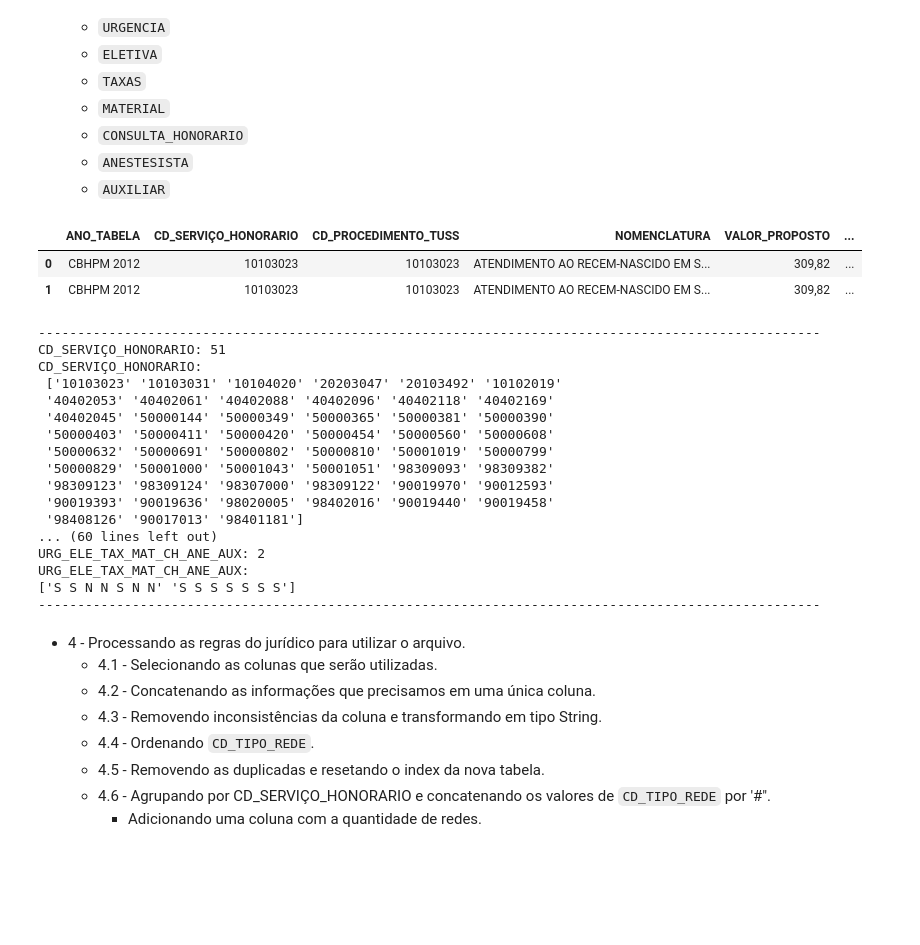
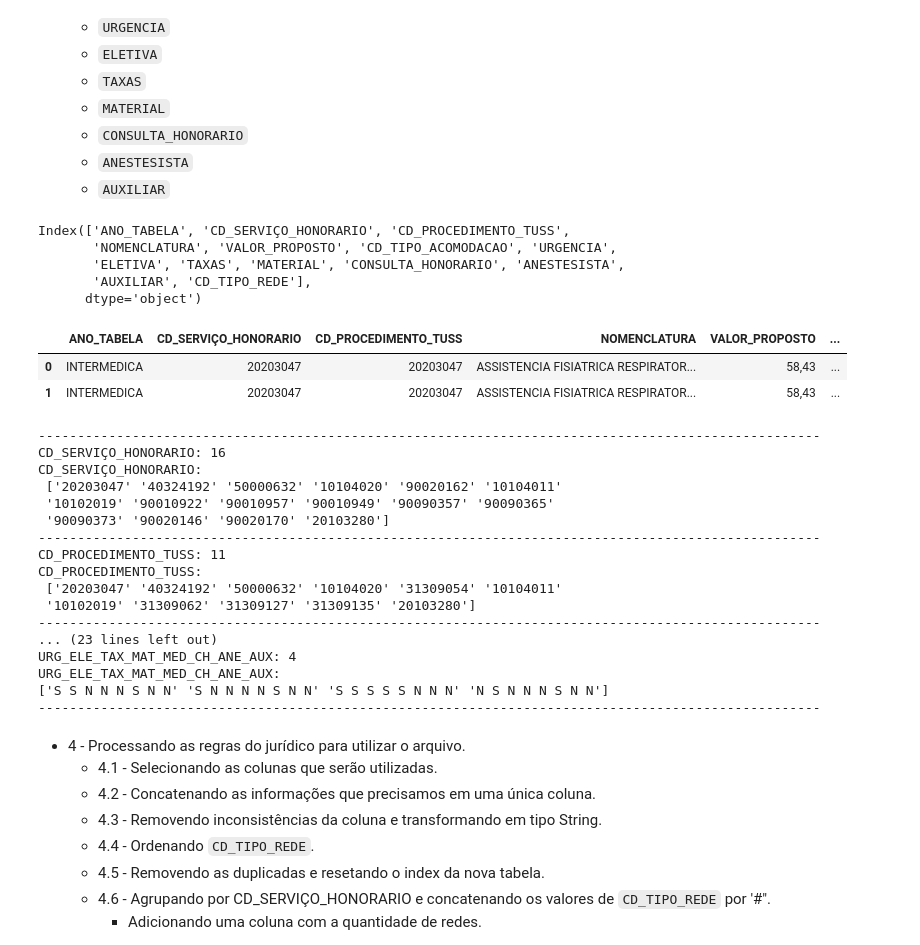
Before and after one commit to Jefferson170713/Project_HapDoc, a Jupyter notebook: script_teste.ipynb, the cells around one changed output. Cells and saved outputs as stored; diff of their text form; code cells hidden in the pictures; blank space fills up the shorter version.

```diff
--- a/script_teste.ipynb
+++ b/script_teste.ipynb
@@ -10,7 +10,7 @@ import numpy as np
 from pandas import ExcelWriter
 
 # lendo o arquivo
-df = pd.read_csv(r'./ARQUIVOS/T2182_DEMAIS_PACOTES_PROTOCOLO_424126_TIPO_PACOTE_2_07042025163931.CSV', sep=';', encoding='latin1', low_memory=False)
+df = pd.read_csv(r'./ARQUIVOS/EXPEDITO SÃO CAMILO.CSV', sep=';', encoding='latin1', low_memory=False)
 # mostrando a quantidade de linhas e colunas
 print(f'Quantidade de linhas e colunas: {df.shape}')
 df['CD_SERVIÇO_HONORARIO'] = df['CD_SERVIÇO_HONORARIO'].astype(str).str.replace('.0', '').str.zfill(8)
@@ -47,7 +47,7 @@ import pandas as pd
 
 
 # lendo o arquivo
-df_cod = pd.read_csv(r'./modelo_cod_renomeacao.csv', sep=';', encoding='latin1', low_memory=False)
+df_cod = pd.read_csv(r'./ARQUIVOS/modelo_cod_renomeacao.csv', sep=';', encoding='latin1', low_memory=False)
 # mostrando a quantidade de linhas e colunas
 print(f'Quantidade de linhas e colunas: {df_cod.shape}')
 # Renomendando as colunas
@@ -120,11 +120,12 @@ Colunas:
 # Selecionando as colunas que serão utilizadas
 columns_selects = [
    'ANO_TABELA','CD_SERVIÇO_HONORARIO', 'CD_PROCEDIMENTO_TUSS', 'NM_SERV_HONORARIO', 'NM_PROCEDIMENTO_TUSS',
-   'VALOR_PROPOSTO','CD_TIPO_ACOMODACAO', 'URGENCIA', 'ELETIVA', 'TAXAS', 'MATERIAL',
+   'VALOR_PROPOSTO','CD_TIPO_ACOMODACAO', 'URGENCIA', 'ELETIVA', 'TAXAS', 'MATERIAL', 'MEDICAMENTO',
    'CONSULTA_HONORARIO','ANESTESISTA', 'AUXILIAR', 'CD_TIPO_REDE',
 ]
 # filtrando as colunas
 df_filtered = df[columns_selects].copy()
+df_filtered['ANO_TABELA'] = df_filtered['ANO_TABELA'].astype(str).str.replace('.0', '').str.zfill(8)
 print(df_filtered['ANO_TABELA'].value_counts())
 # puxando as informações com np.where do df_sigo que são iguais ao df_filtered
 # Criando um dicionário de mapeamento a partir de df_sigo
@@ -138,13 +139,13 @@ print(df_filtered['ANO_TABELA'].value_counts())
 df_filtered.head(3)
 print(df_filtered['ANO_TABELA'].value_counts())
 
-# Buscando os valores que estão no df_cod e no df_filtered
-df_filtered['NOMENCLATURA'] = np.where(df_filtered['CD_SERVIÇO_HONORARIO'].isin(df_cod['CD_SERVIÇO_HONORARIO']), df_filtered['NM_PROCEDIMENTO_TUSS'], df_filtered['NM_SERV_HONORARIO'])
+# Buscando os valores que estão no df_cod e no df_filtered NM_PROCEDIMENTO_TUSS NM_SERV_HONORARIO
+df_filtered['NOMENCLATURA'] = np.where(df_filtered['CD_SERVIÇO_HONORARIO'].isin(df_cod['CD_SERVIÇO_HONORARIO']), df_filtered['NM_SERV_HONORARIO'], df_filtered['NM_PROCEDIMENTO_TUSS'])
 # Mostrando os valores que estão no df_cod e no df_filtered
 print(df_filtered['NOMENCLATURA'].value_counts())
 
 columns_selects= ['ANO_TABELA', 'CD_SERVIÇO_HONORARIO', 'CD_PROCEDIMENTO_TUSS', 'NOMENCLATURA', 'VALOR_PROPOSTO',
-   'CD_TIPO_ACOMODACAO', 'URGENCIA', 'ELETIVA', 'TAXAS', 'MATERIAL','CONSULTA_HONORARIO', 'ANESTESISTA', 'AUXILIAR', 'CD_TIPO_REDE']
+   'CD_TIPO_ACOMODACAO', 'URGENCIA', 'ELETIVA', 'TAXAS', 'MATERIAL', 'MEDICAMENTO', 'CONSULTA_HONORARIO', 'ANESTESISTA', 'AUXILIAR', 'CD_TIPO_REDE']
 
 df_filtered = df_filtered[columns_selects].copy()
 # removendo as duplicatas
@@ -189,27 +190,36 @@ Quantidade de linhas e colunas df_filtered: (5814, 14)
       - `CONSULTA_HONORARIO`
       - `ANESTESISTA`
       - `AUXILIAR`
+# %%
+df_filtered.columns
+# %% [output]
+Index(['ANO_TABELA', 'CD_SERVIÇO_HONORARIO', 'CD_PROCEDIMENTO_TUSS',
+       'NOMENCLATURA', 'VALOR_PROPOSTO', 'CD_TIPO_ACOMODACAO', 'URGENCIA',
+       'ELETIVA', 'TAXAS', 'MATERIAL', 'CONSULTA_HONORARIO', 'ANESTESISTA',
+       'AUXILIAR', 'CD_TIPO_REDE'],
+      dtype='object')
 # %%
 # Criando a coluna CHAVE_1 concatenando as colunas especificadas
-columns = 'URG_ELE_TAX_MAT_CH_ANE_AUX'
+columns = 'URG_ELE_TAX_MAT_MED_CH_ANE_AUX'
 df_filtered['CHAVE_1'] = (
    df_filtered['URGENCIA'].astype(str) + ' ' +
    df_filtered['ELETIVA'].astype(str) + ' ' +
    df_filtered['TAXAS'].astype(str) + ' ' +
    df_filtered['MATERIAL'].astype(str) + ' ' +
+   df_filtered['MEDICAMENTO'].astype(str) + ' ' +
    df_filtered['CONSULTA_HONORARIO'].astype(str) + ' ' +
    df_filtered['ANESTESISTA'].astype(str) + ' ' +
    df_filtered['AUXILIAR'].astype(str)
 )
 df_filtered.rename(columns={'CHAVE_1': columns}, inplace=True)
 # Salvando para conferir
 #df_filtered.to_csv(r'./ARQUIVOS/columns_filtered.csv', sep=';', encoding='latin1', index=False)
 # Exibindo as primeiras linhas para verificar
 df_filtered.head(2)
 # %% [output]
 |  | ANO_TABELA | CD_SERVIÇO_HONORARIO | CD_PROCEDIMENTO_TUSS | NOMENCLATURA | VALOR_PROPOSTO | ... |
-| 0 | CBHPM 2012 | 10103023 | 10103023 | ATENDIMENTO AO RECEM-NASCIDO EM S... | 309,82 | ... |
-| 1 | CBHPM 2012 | 10103023 | 10103023 | ATENDIMENTO AO RECEM-NASCIDO EM S... | 309,82 | ... |
+| 0 | INTERMEDICA | 20203047 | 20203047 | ASSISTENCIA FISIATRICA RESPIRATOR... | 58,43 | ... |
+| 1 | INTERMEDICA | 20203047 | 20203047 | ASSISTENCIA FISIATRICA RESPIRATOR... | 58,43 | ... |
 # %%
 print(100*'-')
 print(f'CD_SERVIÇO_HONORARIO: {df_filtered["CD_SERVIÇO_HONORARIO"].nunique()}')
@@ -224,27 +234,27 @@ print(100*'-')
 print(f'NOMENCLATURA: {df_filtered["NOMENCLATURA"].nunique()}')
 print(f'NOMENCLATURA: \n{df_filtered["NOMENCLATURA"].unique()}')
 print(100*'-')
-print(f'URG_ELE_TAX_MAT_CH_ANE_AUX: {df_filtered["URG_ELE_TAX_MAT_CH_ANE_AUX"].nunique()}')
-print(f'URG_ELE_TAX_MAT_CH_ANE_AUX: \n{df_filtered["URG_ELE_TAX_MAT_CH_ANE_AUX"].unique()}')
+print(f'URG_ELE_TAX_MAT_MED_CH_ANE_AUX: {df_filtered["URG_ELE_TAX_MAT_MED_CH_ANE_AUX"].nunique()}')
+print(f'URG_ELE_TAX_MAT_MED_CH_ANE_AUX: \n{df_filtered["URG_ELE_TAX_MAT_MED_CH_ANE_AUX"].unique()}')
 print(100*'-')
 # %% [output]
 ----------------------------------------------------------------------------------------------------
-CD_SERVIÇO_HONORARIO: 51
+CD_SERVIÇO_HONORARIO: 16
 CD_SERVIÇO_HONORARIO:
- ['10103023' '10103031' '10104020' '20203047' '20103492' '10102019'
- '40402053' '40402061' '40402088' '40402096' '40402118' '40402169'
- '40402045' '50000144' '50000349' '50000365' '50000381' '50000390'
- '50000403' '50000411' '50000420' '50000454' '50000560' '50000608'
- '50000632' '50000691' '50000802' '50000810' '50001019' '50000799'
- '50000829' '50001000' '50001043' '50001051' '98309093' '98309382'
- '98309123' '98309124' '98307000' '98309122' '90019970' '90012593'
- '90019393' '90019636' '98020005' '98402016' '90019440' '90019458'
- '98408126' '90017013' '98401181']
-... (60 lines left out)
-URG_ELE_TAX_MAT_CH_ANE_AUX: 2
-URG_ELE_TAX_MAT_CH_ANE_AUX:
-['S S N N S N N' 'S S S S S S S']
+ ['20203047' '40324192' '50000632' '10104020' '90020162' '10104011'
+ '10102019' '90010922' '90010957' '90010949' '90090357' '90090365'
+ '90090373' '90020146' '90020170' '20103280']
 ----------------------------------------------------------------------------------------------------
+CD_PROCEDIMENTO_TUSS: 11
+CD_PROCEDIMENTO_TUSS:
+ ['20203047' '40324192' '50000632' '10104020' '31309054' '10104011'
+ '10102019' '31309062' '31309127' '31309135' '20103280']
+----------------------------------------------------------------------------------------------------
+... (23 lines left out)
+URG_ELE_TAX_MAT_MED_CH_ANE_AUX: 4
+URG_ELE_TAX_MAT_MED_CH_ANE_AUX:
+['S S N N N S N N' 'S N N N N S N N' 'S S S S S N N N' 'N S N N N S N N']
+----------------------------------------------------------------------------------------------------
 # %% [markdown]
 - 4 - Processando as regras do jurídico para utilizar o arquivo.
     - 4.1 - Selecionando as colunas que serão utilizadas.
```
Also changed, not shown: parts of 4 cells of this notebook, 2 other files.
